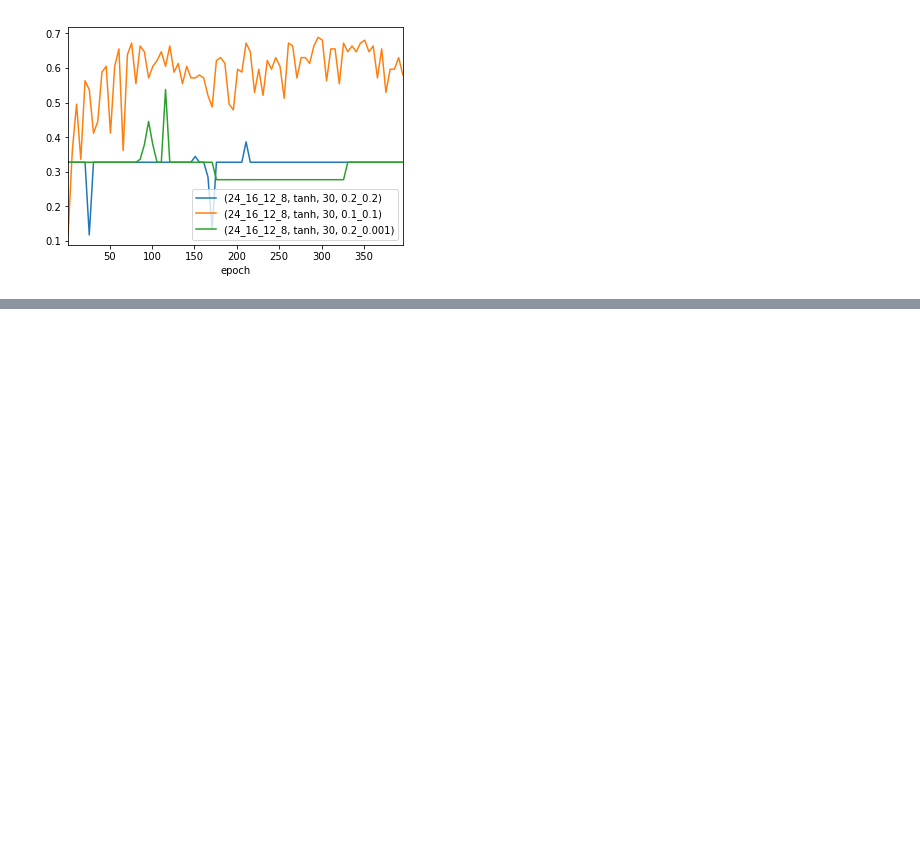
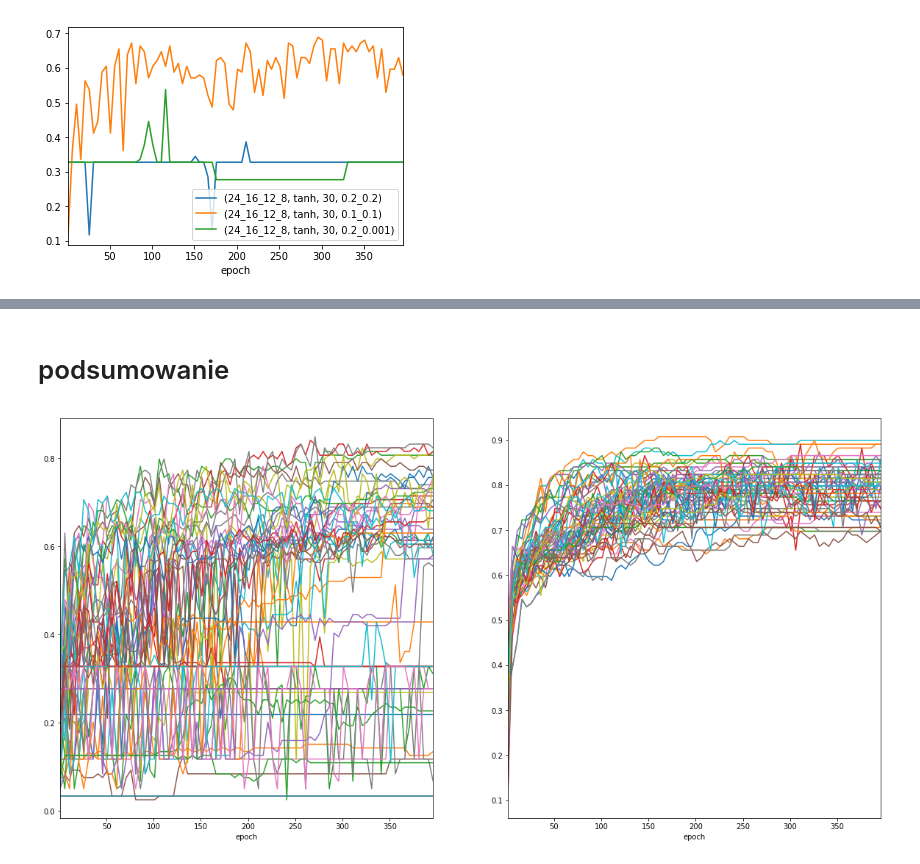
Before and after one commit to matbur/inz-doc, a Jupyter notebook: parse-tests.ipynb, the cells around one changed output, grey strips where cells are left out. Saved outputs shown, nothing was run; the diff lists cells and outputs as text; code cells hidden in the pictures; blank space fills up the shorter version.

Commit message:
Add different lr with tanh and begin summary

```diff
--- a/parse-tests.ipynb
+++ b/parse-tests.ipynb
@@ -402,0 +403,30 @@ Index(['test_accuracy', 'test_loss'], dtype='object')
+# %% [markdown]
+# podsumowanie
+# %%
+l = []
+fig, ax = plt.subplots(1, 2, figsize=(20, 10))
+
+for k, v in data['testing'].items():
+    if (0
+#         or k.shape not in ['24_16_12_8']
+        or k.activation not in ['tanh']
+#         or k.features not in ['30']
+#         or k.learning_rate not in ['0.2_0.2', '0.2_0.001', '0.1_0.1']
+#         or v['test_accuracy'].iloc[-1] > .8
+#         or v['test_accuracy'].max() > .3
+       ):
+        continue
+    v['test_accuracy'].iloc[::5].plot(label=k, ax=ax[0])
+for k, v in data['testing'].items():
+    if (0
+#         or k.shape not in ['24_16_12_8']
+        or k.activation not in ['sigmoid']
+#         or k.features not in ['30']
+#         or k.learning_rate not in ['0.2_0.2', '0.2_0.001', '0.1_0.1']
+#         or v['test_accuracy'].iloc[-1] > .8
+#         or v['test_accuracy'].max() > .3
+       ):
+        continue
+    v['test_accuracy'].iloc[::5].plot(label=k, ax=ax[1])
+# %% [output]
+[figure, added]
```
Also changed, not shown: parts of 6 cells of this notebook, 2 other files.
